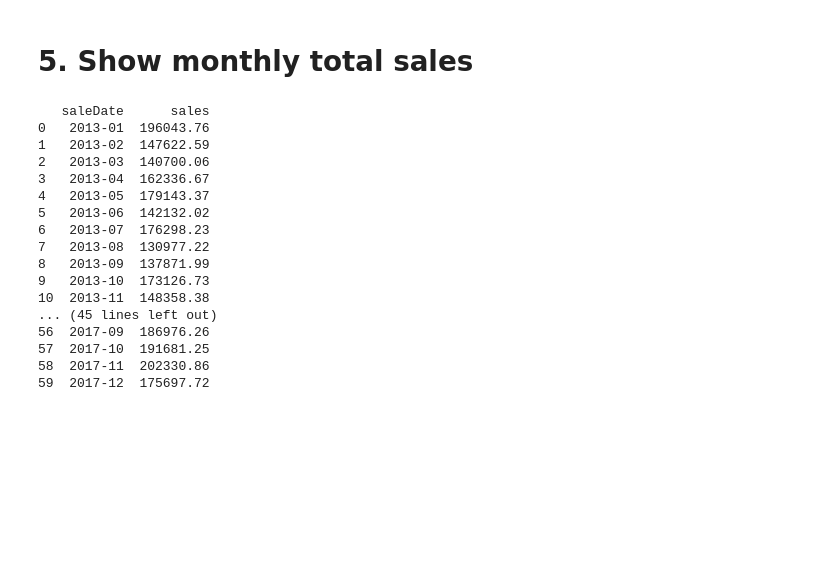
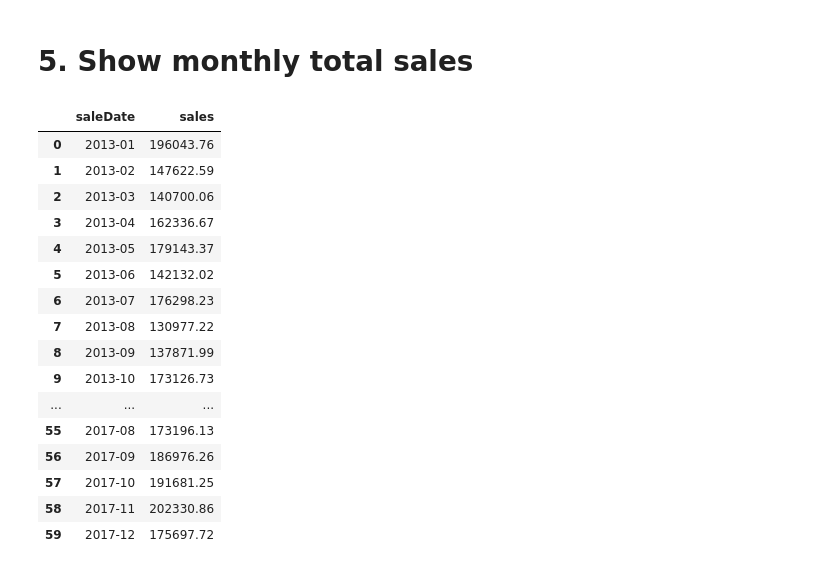
Before and after one commit to wpiyaphon/semistructure-data-analytics, a Jupyter notebook: 6311020-project3.ipynb, the cells around one changed output. Cells and saved outputs as stored; diff of their text form; code cells hidden in the pictures; blank space fills up the shorter version.

```diff
--- a/6311020-project3.ipynb
+++ b/6311020-project3.ipynb
@@ -112,25 +156,24 @@ df['price'] = df['items'].apply(lambda x: float(x['price']['$numberDecimal']))
 df['sales'] = df['items'].apply(lambda x: x['quantity'] * float(x['price']['$numberDecimal']))
 df = df.drop('items', axis=1)
 # %%
-df['saleDate'] = pd.to_datetime(df['saleDate'].str.get('$date'), format="mixed")
+df['saleDate'] = pd.to_datetime(df['saleDate'].str['$date'], format="mixed")
 monthly_sales = df.groupby(df['saleDate'].dt.to_period("M"))['sales'].sum().reset_index()
+monthly_sales
+# %% [output]
+|  | saleDate | sales |
+| 0 | 2013-01 | 196043.76 |
+| 1 | 2013-02 | 147622.59 |
+| 2 | 2013-03 | 140700.06 |
+| 3 | 2013-04 | 162336.67 |
+| 4 | 2013-05 | 179143.37 |
+| 5 | 2013-06 | 142132.02 |
+| 6 | 2013-07 | 176298.23 |
+| 7 | 2013-08 | 130977.22 |
+| 8 | 2013-09 | 137871.99 |
+| 9 | 2013-10 | 173126.73 |
+| ... | ... | ... |
+| 55 | 2017-08 | 173196.13 |
+| 56 | 2017-09 | 186976.26 |
+| 57 | 2017-10 | 191681.25 |
+| 58 | 2017-11 | 202330.86 |
+| 59 | 2017-12 | 175697.72 |
-# %%
-print(monthly_sales)
-# %% [output]
-   saleDate      sales
-0   2013-01  196043.76
-1   2013-02  147622.59
-2   2013-03  140700.06
-3   2013-04  162336.67
-4   2013-05  179143.37
-5   2013-06  142132.02
-6   2013-07  176298.23
-7   2013-08  130977.22
-8   2013-09  137871.99
-9   2013-10  173126.73
-10  2013-11  148358.38
-... (45 lines left out)
-56  2017-09  186976.26
-57  2017-10  191681.25
-58  2017-11  202330.86
-59  2017-12  175697.72
```
Also changed, not shown: parts of 11 cells of this notebook, 2 other files.
